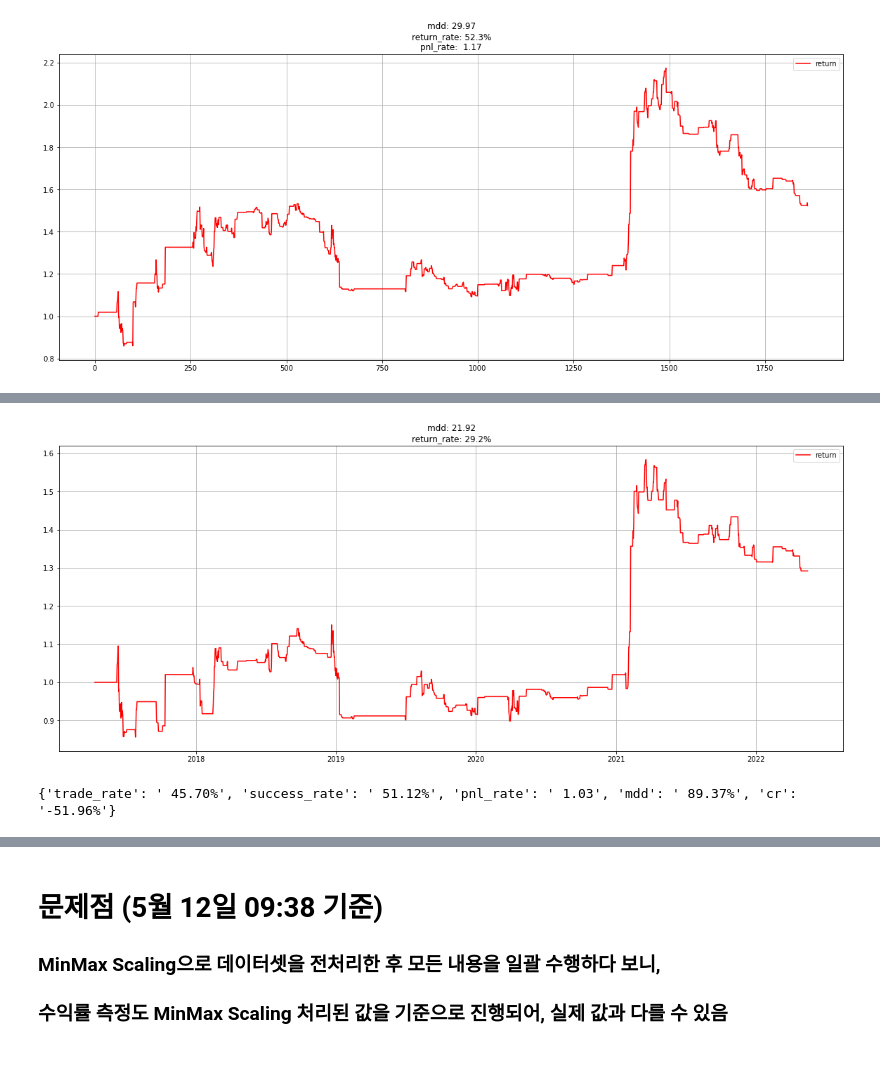
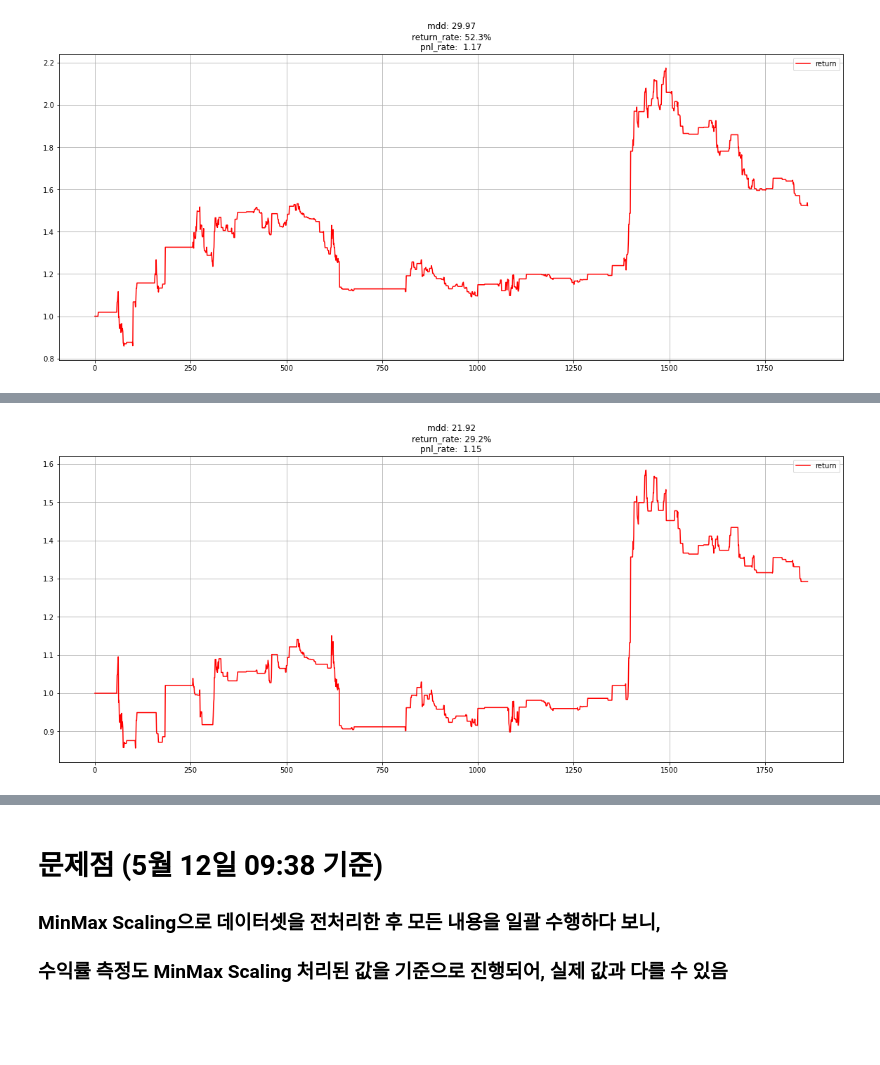
Before and after one commit to happysms/RuleBase-VS-TimeSeries-Algorithm, a Jupyter notebook: LSTM/LSTM_prototype.ipynb, the cells around one changed output, grey strips where cells are left out. Drawn from its saved outputs; the diff is of its cells as text; code cells hidden in the pictures; blank space fills up the shorter version.

Commit message:
apply fixed backtest code

```diff
--- a/LSTM/LSTM_prototype.ipynb
+++ b/LSTM/LSTM_prototype.ipynb
@@ -1046,8 +1045,6 @@ plot_return(result_ma_noise)
 # %%
-result_ma_rsi, result_analysis = backtest_ma_and_rsi(result_df)
+result_ma_rsi = backtest_ma_and_rsi(result_df)
 plot_return(result_ma_rsi)
-print(result_analysis)
 # %% [output]
-[figure, old version]
+[figure, new version]
-{'trade_rate': ' 45.70%', 'success_rate': ' 51.12%', 'pnl_rate': ' 1.03', 'mdd': ' 89.37%', 'cr': '-51.96%'}
 # %%
```
Also changed, not shown: parts of 4 cells of this notebook.
